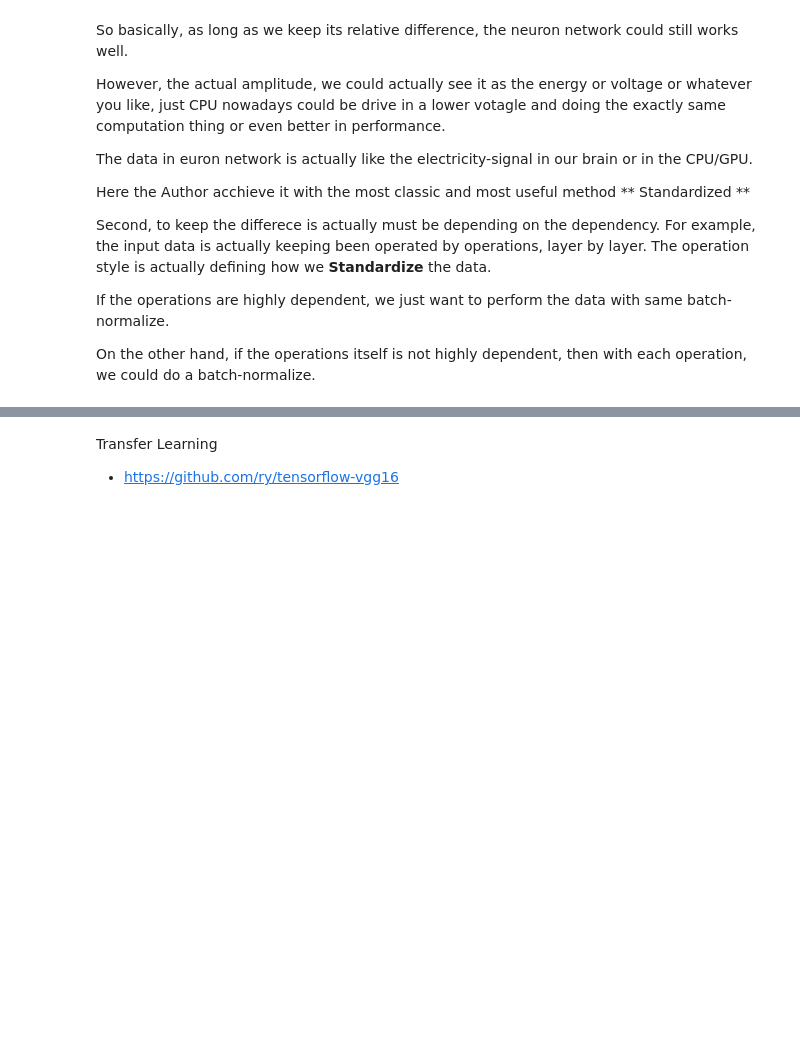
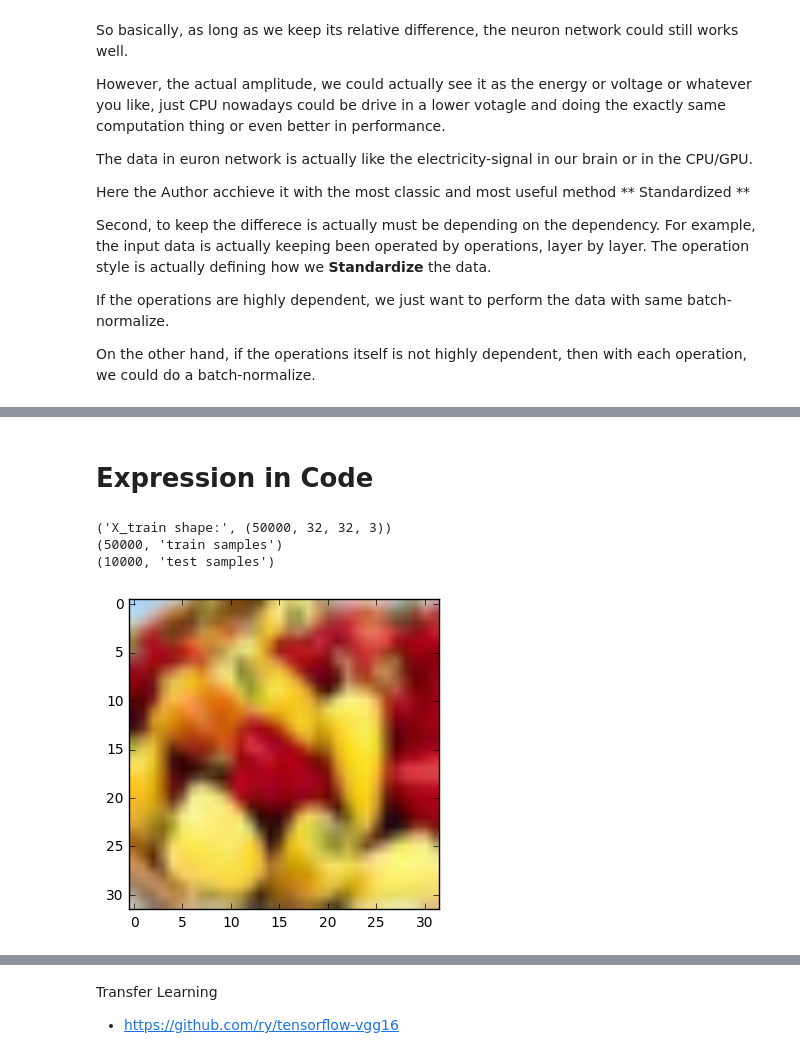
Before and after one commit to excllent123/deep_learning_research, a Jupyter notebook: notebook/Batch Normalization.ipynb, the cells around one changed output, grey strips where cells are left out. Saved outputs shown, nothing was run; the diff lists cells and outputs as text; code cells hidden in the pictures; blank space fills up the shorter version.

Commit message:
tf learning and image preprocess

```diff
--- a/notebook/Batch Normalization.ipynb
+++ b/notebook/Batch Normalization.ipynb
@@ -76,0 +95,26 @@ $ \mu_{ \beta } \leftarrow  \frac{1}{m} \sum_{i=1}^m x_{i} \text{ --- Mini-batch
+# %% [markdown]
+# Expression in Code
+# %%
+import tensorflow as tf
+import cv2
+from skimage.io import imread, imshow, imsave
+from keras.datasets import cifar100
+
+(X_train, y_train), (X_test, y_test) = cifar100.load_data(label_mode='fine')
+
+print('X_train shape:', X_train.shape)
+print(X_train.shape[0], 'train samples')
+print(X_test.shape[0], 'test samples')
+# %% [output]
+('X_train shape:', (50000, 32, 32, 3))
+(50000, 'train samples')
+(10000, 'test samples')
+# %%
+import matplotlib.pyplot as plt
+%matplotlib inline
+# pip install -U --force-reinstall matplotlib
+
+plt.imshow(X_train[311])
+plt.show()
+# %% [output]
+[figure, added]
```
Also changed, not shown: parts of 13 cells of this notebook, 2 other files.
